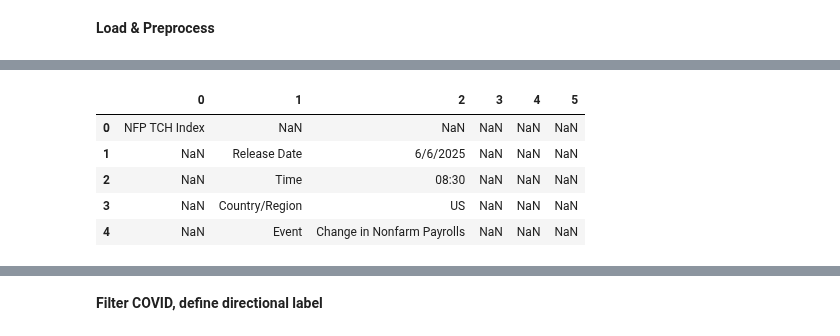
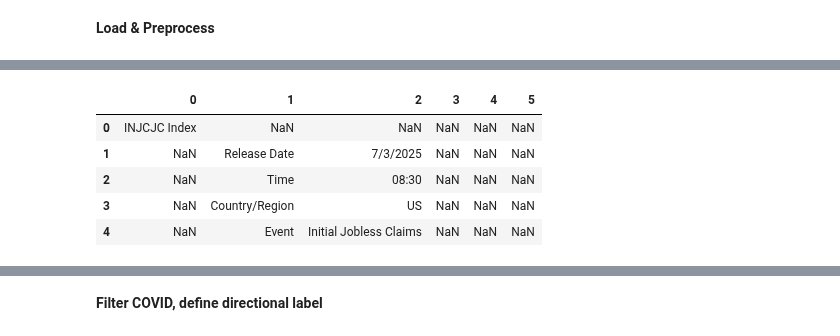
Before and after one commit to nicwjh/nfp-forecasting, a Jupyter notebook: notebooks/ijc_data.ipynb, the cells around one changed output, grey strips where cells are left out. Drawn from its saved outputs; the diff is of its cells as text; code cells hidden in the pictures.

```diff
--- a/notebooks/ijc_data.ipynb
+++ b/notebooks/ijc_data.ipynb
@@ -20,12 +20,16 @@ from scipy.stats import t as student_t, norm, binomtest, jarque_bera
 # %% [markdown]
 **Load & Preprocess**
 # %%
-HIST_PATH = "../raw/nfp_historical.xls"
-JUNE_PATH = "../raw/nfp_june_release.xls"
-JULY_PATH  = "../raw/nfp_july_release.xls"
+HIST_PATH = "../raw/ijc_historical.xlsx"
+JULY_REL1_PATH = "../raw/ijc_73.xls"
+JULY_REL2_PATH  = "../raw/ijc_710.xls"
 
-hist_raw = pd.read_html(HIST_PATH)[0]
-june_raw = pd.read_html(JUNE_PATH)[0]
+hist_raw = pd.read_excel(HIST_PATH,
+                         sheet_name=0,
+                         header=None,
+                         engine='openpyxl')
+july_first_raw = pd.read_html(JULY_REL1_PATH)[0]
+july_second_raw = pd.read_html(JULY_REL2_PATH)[0]
 # %%
 hist_raw.head()
 # %% [output]
@@ -39,12 +43,12 @@ hist_raw.head()
 # %%
-june_raw.head()
+july_first_raw.head()
 # %% [output]
 |  | 0 | 1 | 2 | 3 | 4 | 5 |
-| 0 | NFP TCH Index | NaN | NaN | NaN | NaN | NaN |
-| 1 | NaN | Release Date | 6/6/2025 | NaN | NaN | NaN |
+| 0 | INJCJC Index | NaN | NaN | NaN | NaN | NaN |
+| 1 | NaN | Release Date | 7/3/2025 | NaN | NaN | NaN |
 | 2 | NaN | Time | 08:30 | NaN | NaN | NaN |
 | 3 | NaN | Country/Region | US | NaN | NaN | NaN |
-| 4 | NaN | Event | Change in Nonfarm Payrolls | NaN | NaN | NaN |
+| 4 | NaN | Event | Initial Jobless Claims | NaN | NaN | NaN |
 # %%
 # Raw data is messy. Want to process this into a long table format for our smart NFP forecasting (where each row is a forecast by a single economist/sell-side institution)
 
```
Also changed, not shown: parts of 18 cells of this notebook, 9 other files.
